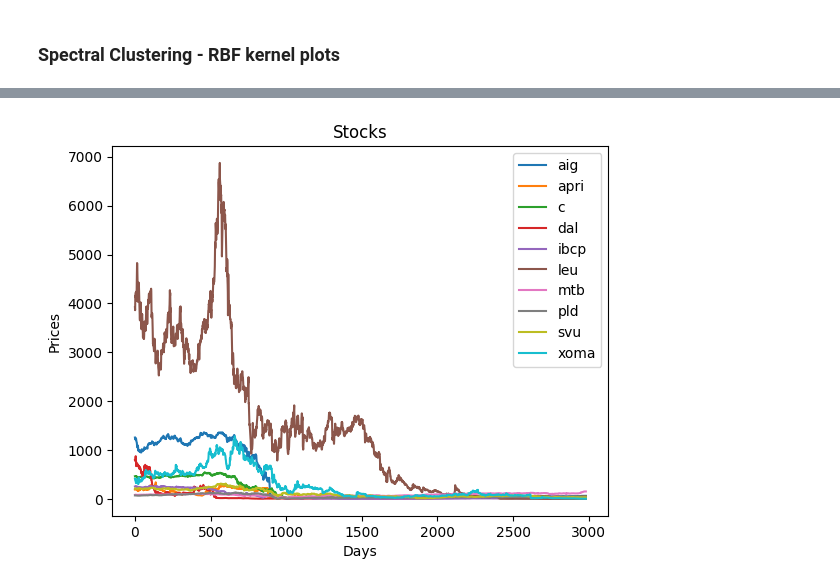
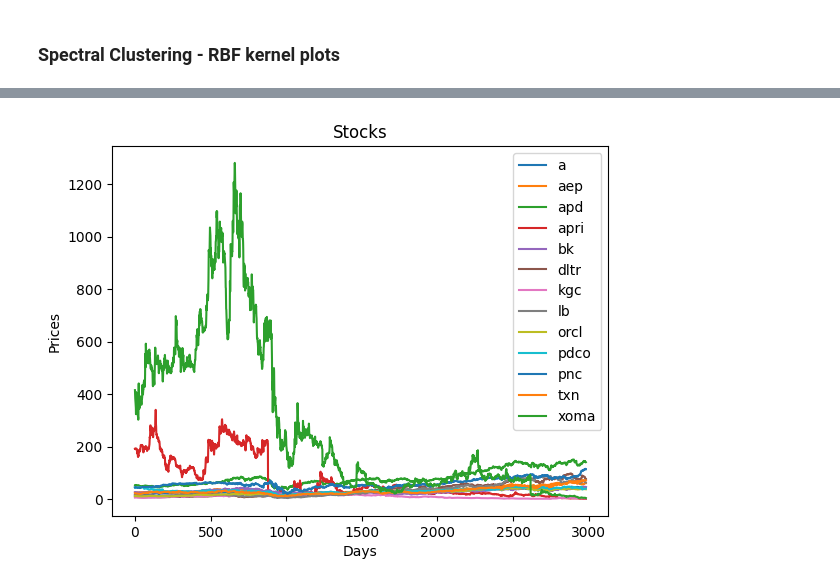
Before and after one commit to carlaMorral/Project-Stock-Market, a Jupyter notebook: clustering/plot_series.ipynb, the cells around one changed output, grey strips where cells are left out. Saved outputs shown, nothing was run; the diff lists cells and outputs as text; code cells hidden in the pictures.

Commit message:
more plots

```diff
--- a/clustering/plot_series.ipynb
+++ b/clustering/plot_series.ipynb
@@ -53,5 +48,5 @@ plot(comps)
-# %%
-comps = ['aig', 'apri', 'c', 'dal', 'ibcp', 'leu', 'mtb', 'pld', 'svu', 'xoma']
-plot(comps)
-# %% [output]
-[figure, removed]
+# %%
+comps = ['a', 'aep', 'apd', 'apri', 'bk', 'dltr', 'kgc', 'lb', 'orcl', 'pdco', 'pnc', 'txn', 'xoma']
+plot(comps)
+# %% [output]
+[figure, added]
```
Also changed, not shown: parts of 8 cells of this notebook.
